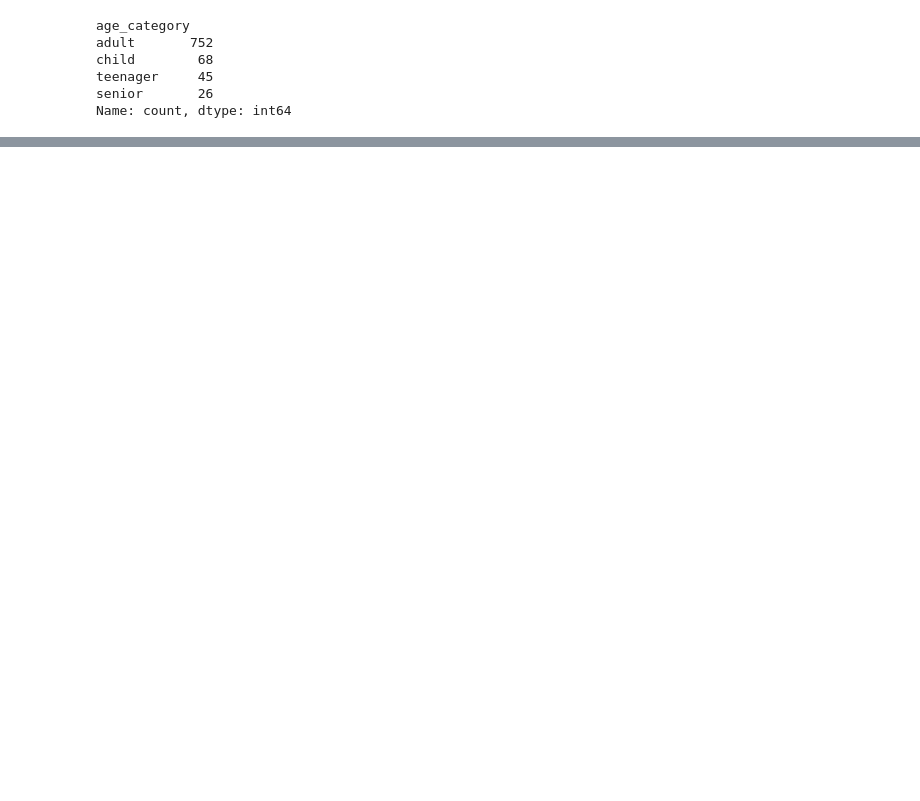
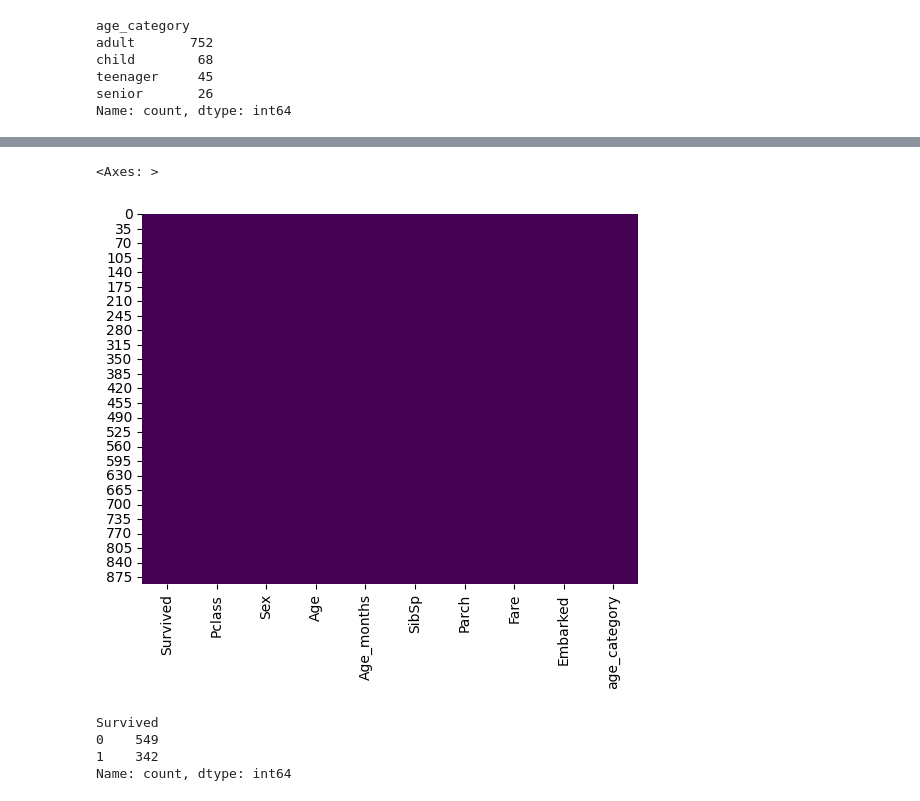
Before and after one commit to arangoluis94/pandas-sesion-1, a Jupyter notebook: sesion-1.ipynb, the cells around one changed output, grey strips where cells are left out. Cells and saved outputs as stored; diff of their text form; code cells hidden in the pictures; blank space fills up the shorter version.

```diff
--- a/sesion-1.ipynb
+++ b/sesion-1.ipynb
@@ -712,0 +808,4 @@ Name: count, dtype: int64
+# %%
+#hacer una copia del dataframe titanic
+
+df_titanic2 = df_titanic1.copy()
@@ -712,0 +842,4 @@ Name: count, dtype: int64
+# %%
+#eliminar las columnas que no son necesarias para el analisis
+
+df_titanic2 = df_titanic2.drop(columns=['PassengerId', 'Name', 'Ticket', 'Cabin'])
@@ -712,0 +853,4 @@ Name: count, dtype: int64
+# %%
+#completar valores nulos en embarked con el valor mas frecuente
+
+df_titanic2['Embarked'].fillna(df_titanic2['Embarked'].mode()[0], inplace=True)
@@ -712,0 +901,2 @@ Name: count, dtype: int64
+# %%
+df_titanic2['Age_months'] = df_titanic2['Age'] * 12
@@ -712,0 +937,14 @@ Name: count, dtype: int64
+# %%
+sns.heatmap(df_titanic2.notna(), cbar=False, cmap='viridis')
+# %% [output]
+<Axes: >
+[figure, added]
+# %%
+#contabilizar los sobrevivientes
+
+df_titanic2['Survived'].value_counts()
+# %% [output]
+Survived
+0    549
+1    342
+Name: count, dtype: int64
```
Also changed, not shown: parts of 41 cells of this notebook.
